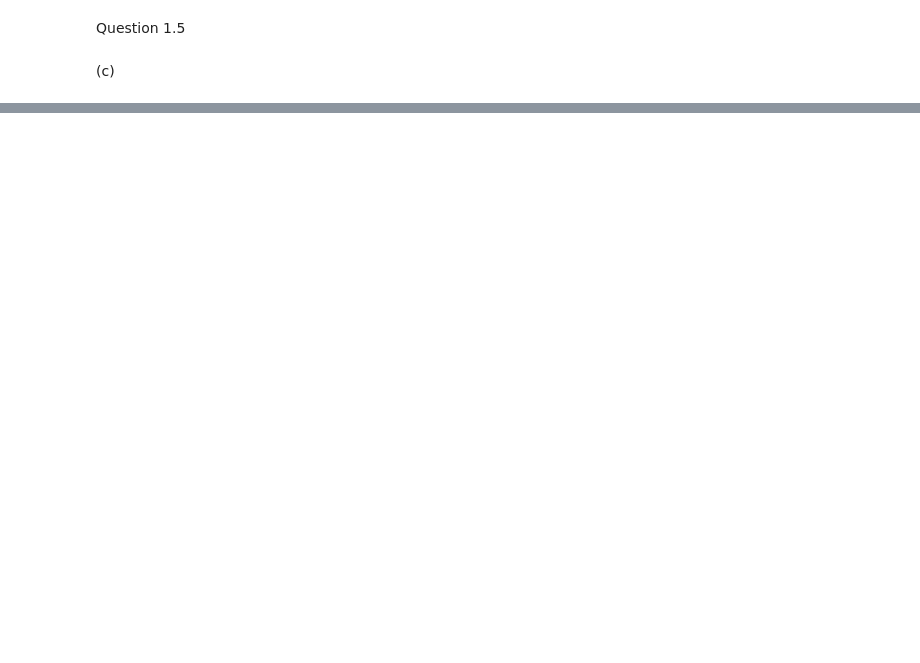
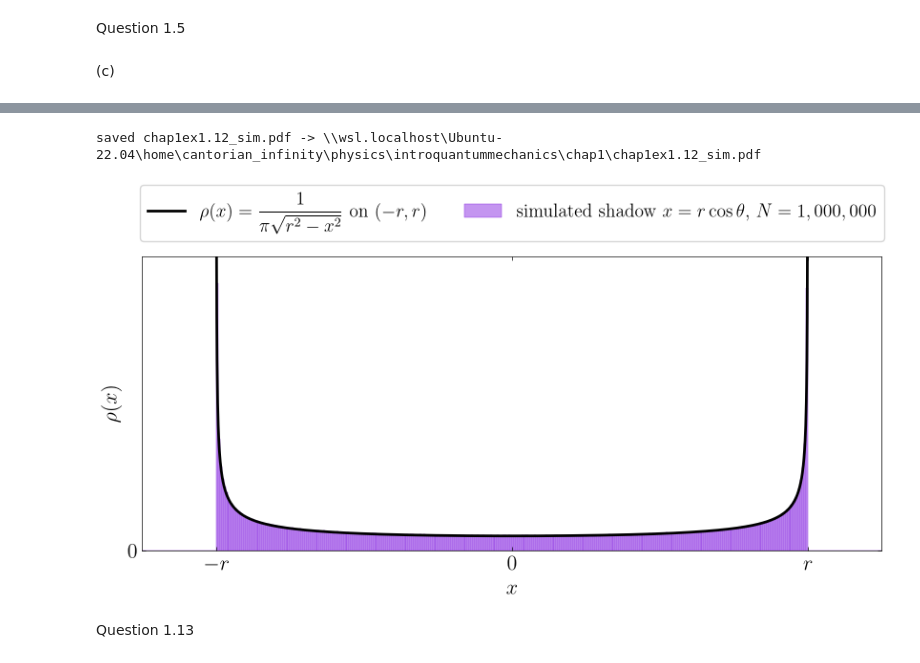
Before and after one commit to DALEE9000/Solutions-to-Introduction-to-Quantum-Mechanics-by-David-Griffiths, a Jupyter notebook: notebooks/chap1/chap1-thewavefunction.ipynb, the cells around one changed output, grey strips where cells are left out. Saved outputs shown, nothing was run; the diff lists cells and outputs as text; code cells hidden in the pictures; blank space fills up the shorter version.

```diff
--- a/notebooks/chap1/chap1-thewavefunction.ipynb
+++ b/notebooks/chap1/chap1-thewavefunction.ipynb
@@ -130,0 +226,30 @@ saved chap1ex1.5c.pdf -> \\wsl.localhost\Ubuntu-22.04\home\cantorian_infinity\ph
+# %%
+# Same device as 1.11: reuse the simulated rest angles `rest` from the cell above.
+# Needle of length r; the point's shadow on the horizontal line is x = r cos(theta).
+r = 1.0
+xs = r*np.cos(rest)
+
+edges = np.linspace(-1.25*r, 1.25*r, 401)
+counts, _ = np.histogram(xs, bins=edges, density=True)
+assert np.isclose(np.sum(counts*np.diff(edges)), 1.0)       # total probability 1
+
+fig, ax = plt.subplots(figsize=(10, 4))
+
+ax.bar(edges[:-1], counts, width=np.diff(edges), align='edge', color=tint(C.violet), edgecolor=C.violet,
+       linewidth=0.3, label=rf'simulated shadow $x = r\cos\theta$, $N = {N:,}$')
+x = np.linspace(-r, r, 2001)[1:-1]
+ax.plot(x, 1/(np.pi*np.sqrt(r**2 - x**2)), color=FG, linewidth=2,
+        label=r'$\rho(x) = \dfrac{1}{\pi\sqrt{r^2 - x^2}}$ on $(-r, r)$')
+
+style_ax(ax, xlabel='$x$', ylabel=r'$\rho(x)$', xlim=(-1.25*r, 1.25*r), ylim=(0, 1.1*counts.max()),
+         xticks=[-r, 0, r], xticklabels=['$-r$', '$0$', '$r$'],
+         yticks=[0], yticklabels=['$0$'])
+ax.legend(frameon=True, fontsize=14, loc='lower center', bbox_to_anchor=(0.5, 1.02), ncol=2)
+
+savefig(fig, "chap1ex1.12_sim.pdf")
+plt.show()
+# %% [output]
+saved chap1ex1.12_sim.pdf -> \\wsl.localhost\Ubuntu-22.04\home\cantorian_infinity\physics\introquantummechanics\chap1\chap1ex1.12_sim.pdf
+[figure, added]
+# %% [markdown]
+Question 1.13
```
Also changed, not shown: parts of 11 cells of this notebook, 13 other files.
